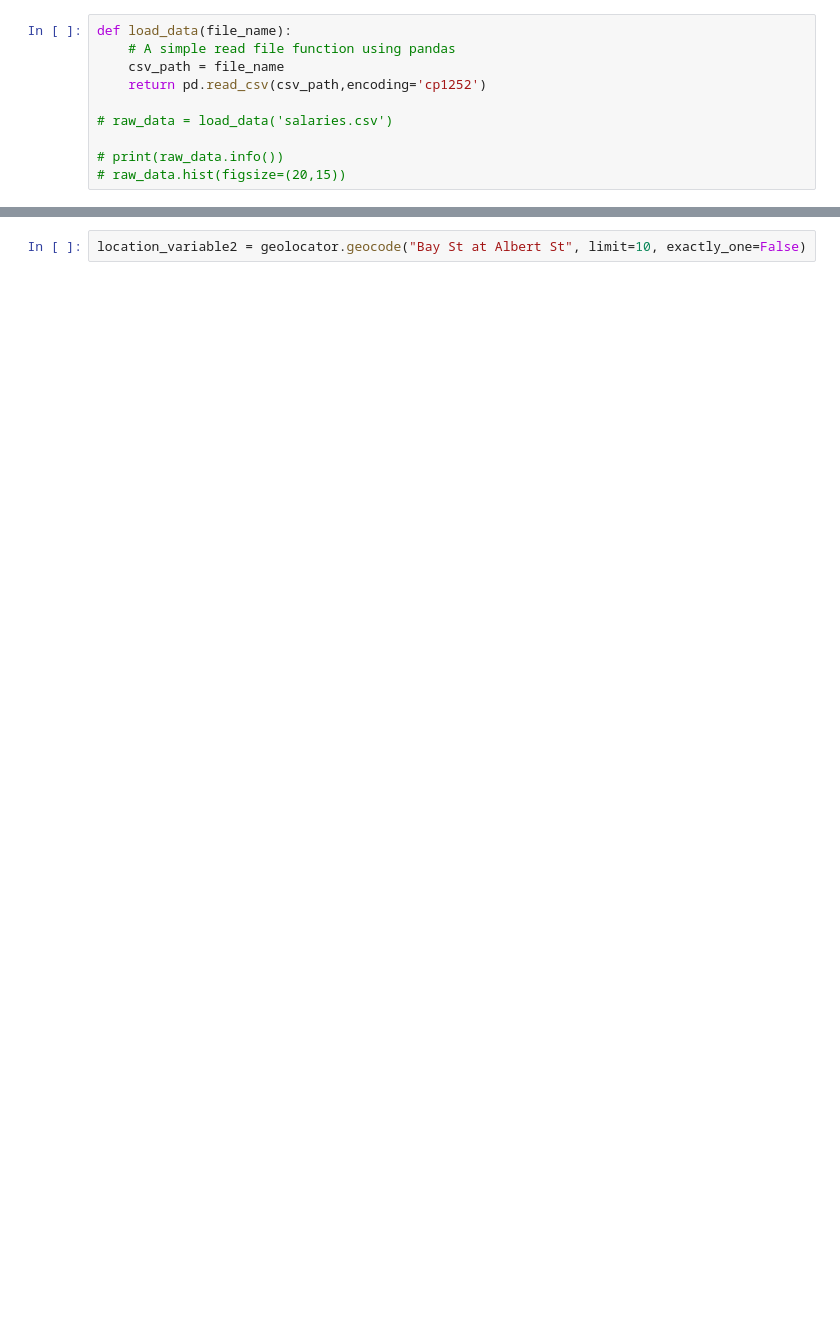
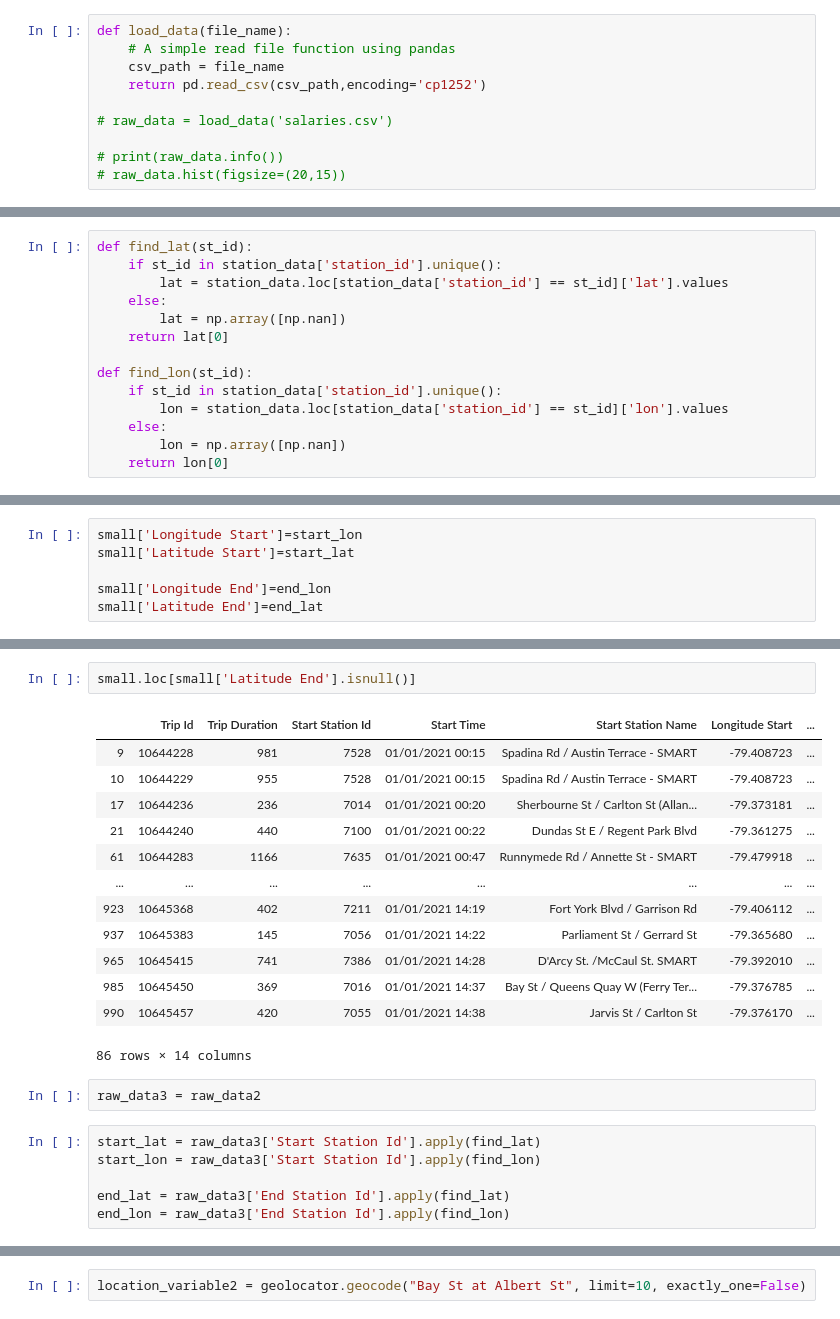
Before and after one commit to francisco-lai/BikeShareTO, a Jupyter notebook: geocoding.ipynb, the cells around one changed output, grey strips where cells are left out. Saved outputs shown, nothing was run; the diff lists cells and outputs as text; blank space fills up the shorter version.

```diff
--- a/geocoding.ipynb
+++ b/geocoding.ipynb
@@ -34,0 +170,14 @@ aa = load_data(files[0])
+# %%
+def find_lat(st_id):
+    if st_id in station_data['station_id'].unique():
+        lat = station_data.loc[station_data['station_id'] == st_id]['lat'].values
+    else:
+        lat = np.array([np.nan])
+    return lat[0]
+
+def find_lon(st_id):
+    if st_id in station_data['station_id'].unique():
+        lon = station_data.loc[station_data['station_id'] == st_id]['lon'].values
+    else:
+        lon = np.array([np.nan])
+    return lon[0]
@@ -34,0 +220,6 @@ aa = load_data(files[0])
+# %%
+small['Longitude Start']=start_lon
+small['Latitude Start']=start_lat
+
+small['Longitude End']=end_lon
+small['Latitude End']=end_lat
@@ -34,0 +247,24 @@ aa = load_data(files[0])
+# %%
+small.loc[small['Latitude End'].isnull()]
+# %% [output]
+|  | Trip Id | Trip Duration | Start Station Id | Start Time | Start Station Name | Longitude Start | ... |
+| 9 | 10644228 | 981 | 7528 | 01/01/2021 00:15 | Spadina Rd / Austin Terrace - SMART | -79.408723 | ... |
+| 10 | 10644229 | 955 | 7528 | 01/01/2021 00:15 | Spadina Rd / Austin Terrace - SMART | -79.408723 | ... |
+| 17 | 10644236 | 236 | 7014 | 01/01/2021 00:20 | Sherbourne St / Carlton St (Allan... | -79.373181 | ... |
+| 21 | 10644240 | 440 | 7100 | 01/01/2021 00:22 | Dundas St E / Regent Park Blvd | -79.361275 | ... |
+| 61 | 10644283 | 1166 | 7635 | 01/01/2021 00:47 | Runnymede Rd / Annette St - SMART | -79.479918 | ... |
+| ... | ... | ... | ... | ... | ... | ... | ... |
+| 923 | 10645368 | 402 | 7211 | 01/01/2021 14:19 | Fort York Blvd / Garrison Rd | -79.406112 | ... |
+| 937 | 10645383 | 145 | 7056 | 01/01/2021 14:22 | Parliament St / Gerrard St | -79.365680 | ... |
+| 965 | 10645415 | 741 | 7386 | 01/01/2021 14:28 | D'Arcy St. /McCaul St. SMART | -79.392010 | ... |
+| 985 | 10645450 | 369 | 7016 | 01/01/2021 14:37 | Bay St / Queens Quay W (Ferry Ter... | -79.376785 | ... |
+| 990 | 10645457 | 420 | 7055 | 01/01/2021 14:38 | Jarvis St / Carlton St | -79.376170 | ... |
+86 rows × 14 columns
+# %%
+raw_data3 = raw_data2
+# %%
+start_lat = raw_data3['Start Station Id'].apply(find_lat)
+start_lon = raw_data3['Start Station Id'].apply(find_lon)
+
+end_lat = raw_data3['End Station Id'].apply(find_lat)
+end_lon = raw_data3['End Station Id'].apply(find_lon)
```
Also changed, not shown: parts of 38 cells of this notebook.
